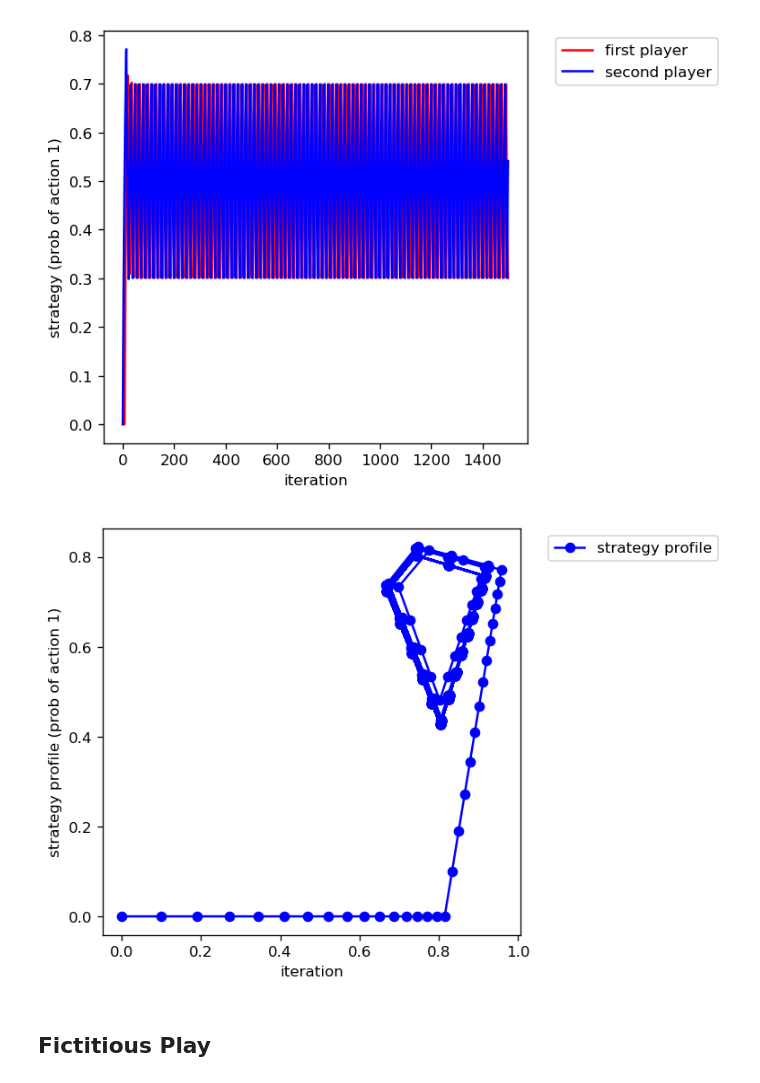
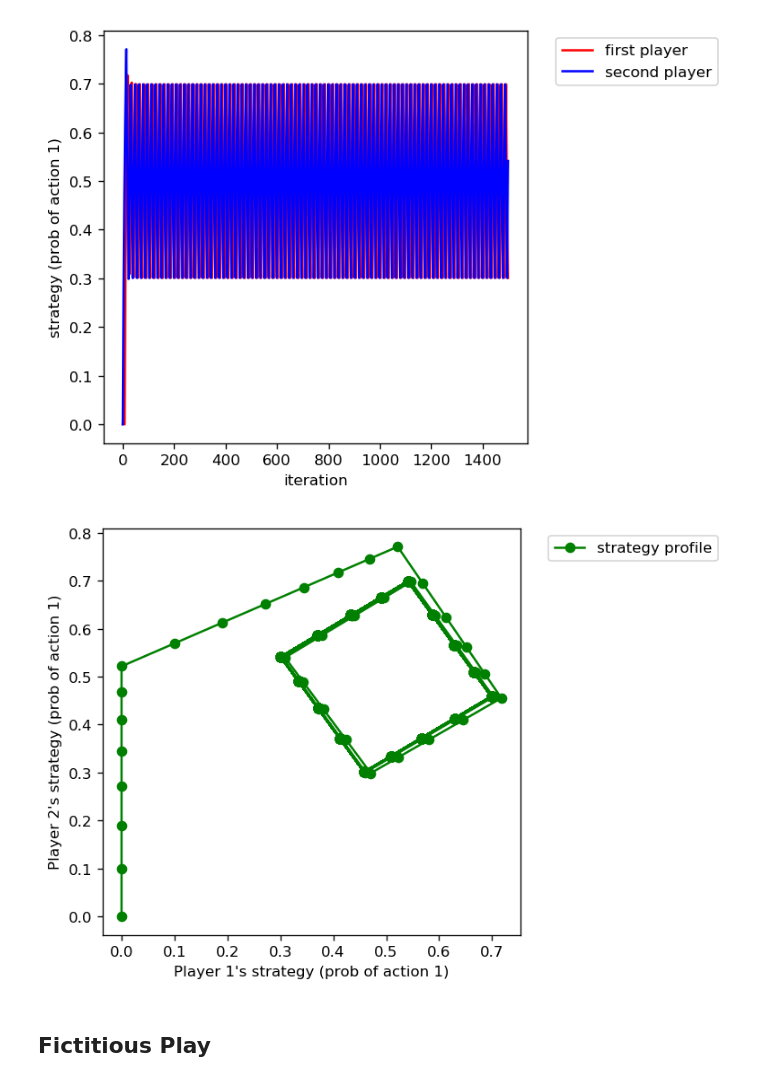
Before and after one commit to iyerkri/demos, a Jupyter notebook: jupyter-notebooks/learning-dynamics.ipynb, the cells around one changed output. Drawn from its saved outputs; the diff is of its cells as text; code cells hidden in the pictures.

```diff
--- a/jupyter-notebooks/learning-dynamics.ipynb
+++ b/jupyter-notebooks/learning-dynamics.ipynb
@@ -29,7 +29,7 @@ payoff_matrix[2:,:] = [[-1, 1],
 #payoff_matrix[2:,:] = [ [-1, 0], [-10, -5]]
 
 # random game (with positive payoffs in [0,1])
-payoff_matrix = numpy.random.rand(4,2)
+# payoff_matrix = numpy.random.rand(4,2)
 # %% [markdown]
 ## Best response dynamics
 
@@ -154,13 +154,13 @@ plt.show()
 [figure]
 # %%
 plt.figure(figsize=(5, 5), dpi= 120, facecolor='w', edgecolor='k')
-plt.plot(strategy[:,0],strategy[:,1],'bo-',label="strategy profile")
+plt.plot(strategy[:,0],strategy[:,1],'go-',label="strategy profile")
 plt.legend(bbox_to_anchor=(1.05,1),loc="upper left")
-plt.xlabel("iteration")
-plt.ylabel("strategy profile (prob of action 1)")
+plt.xlabel("Player 1's strategy (prob of action 1)")
+plt.ylabel("Player 2's strategy (prob of action 1)")
 plt.show()
 # %% [output]
-[figure, old version]
+[figure, new version]
 # %% [markdown]
 ## Fictitious Play
 # %%
```
Also changed, not shown: parts of 9 cells of this notebook.
